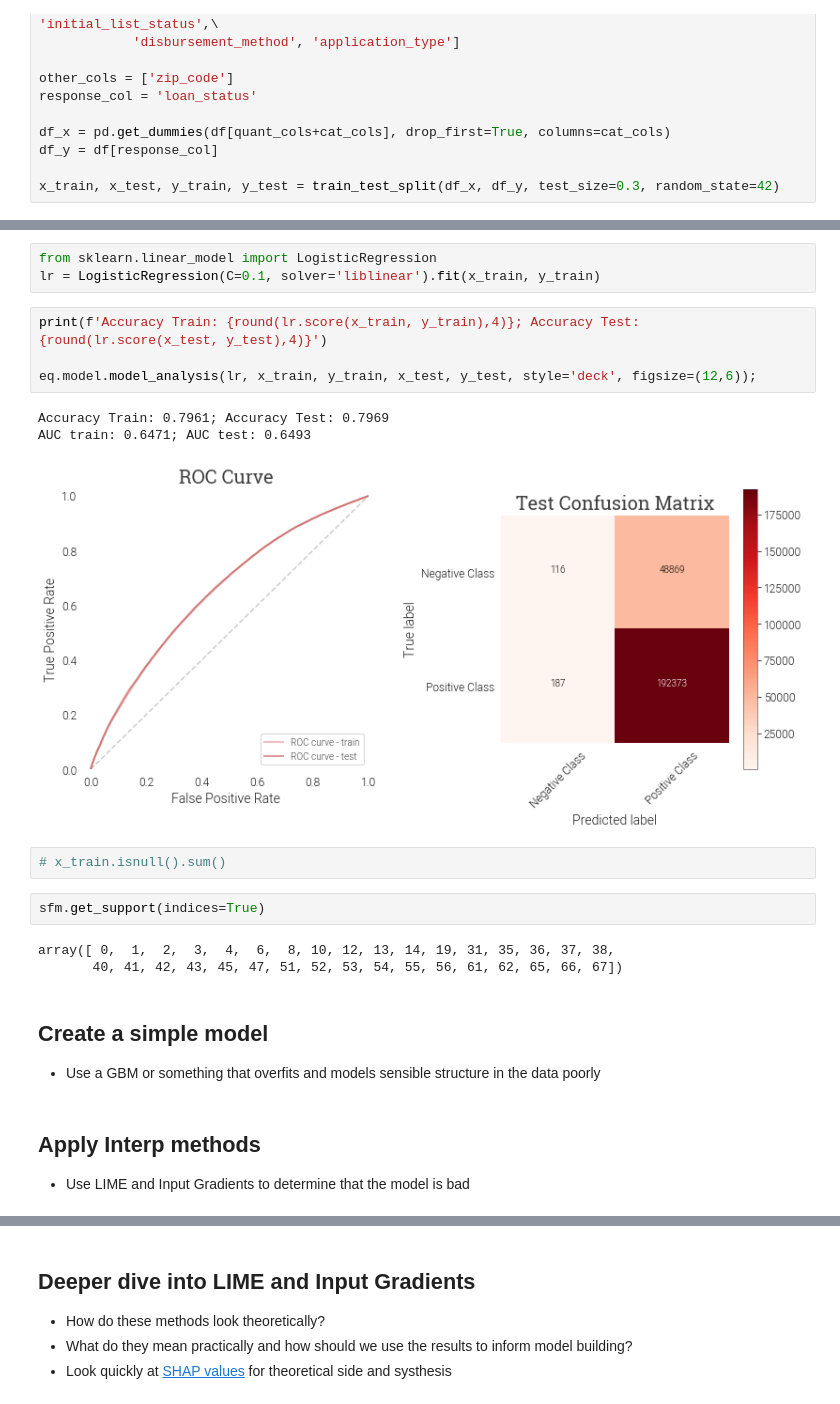
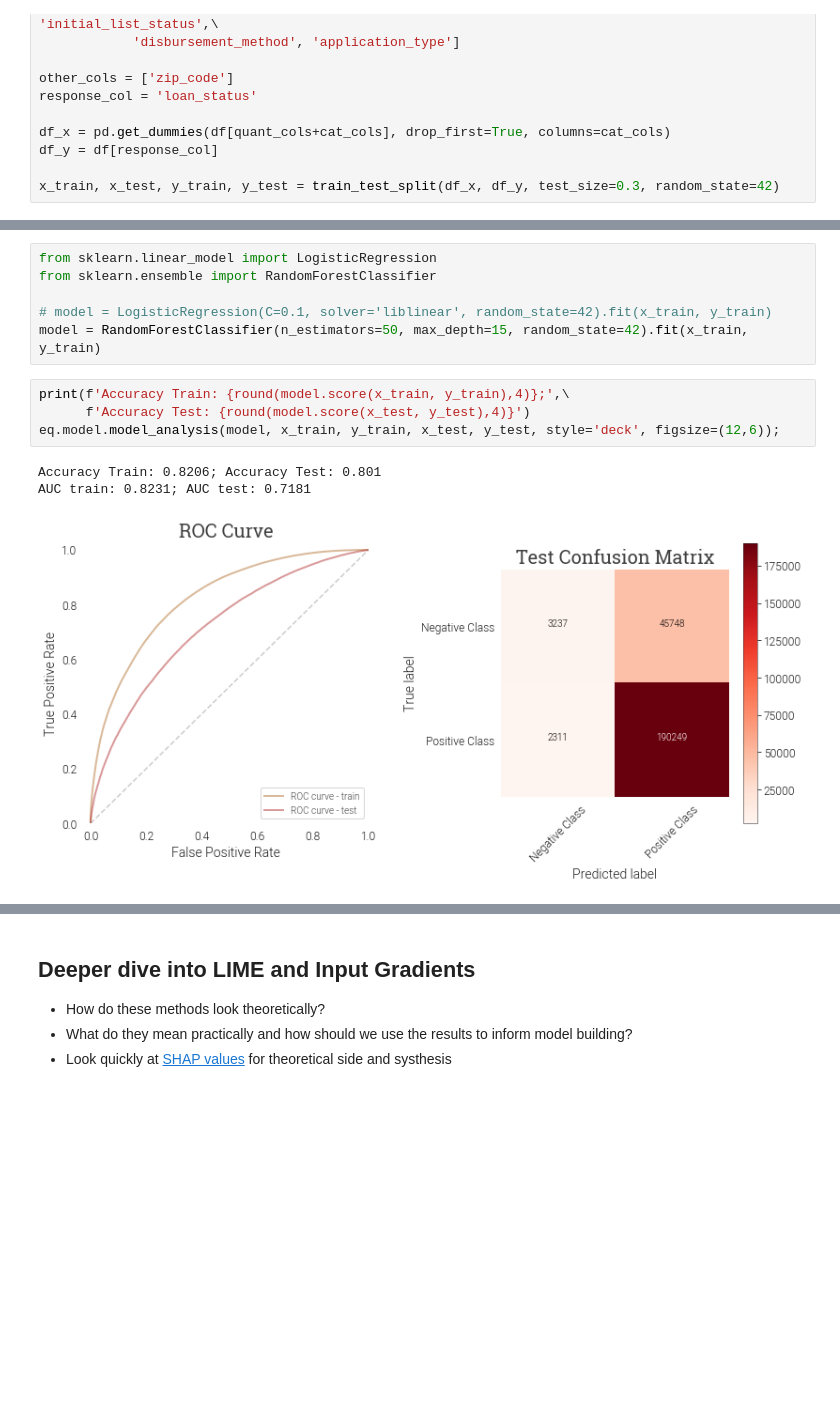
Before and after one commit to pblankley/interp-workshop-2019, a Jupyter notebook: notebooks/pb_interp_workshop.ipynb, the cells around one changed output, grey strips where cells are left out. Saved outputs shown, nothing was run; the diff lists cells and outputs as text; blank space fills up the shorter version.

```diff
--- a/notebooks/pb_interp_workshop.ipynb
+++ b/notebooks/pb_interp_workshop.ipynb
@@ -108,24 +118,14 @@ import eqtools as eq
 # %%
 from sklearn.linear_model import LogisticRegression
-lr = LogisticRegression(C=0.1, solver='liblinear').fit(x_train, y_train)
+from sklearn.ensemble import RandomForestClassifier
+
+# model = LogisticRegression(C=0.1, solver='liblinear', random_state=42).fit(x_train, y_train)
+model = RandomForestClassifier(n_estimators=50, max_depth=15, random_state=42).fit(x_train, y_train)
 # %%
-print(f'Accuracy Train: {round(lr.score(x_train, y_train),4)}; Accuracy Test: {round(lr.score(x_test, y_test),4)}')
-
-eq.model.model_analysis(lr, x_train, y_train, x_test, y_test, style='deck', figsize=(12,6));
+print(f'Accuracy Train: {round(model.score(x_train, y_train),4)};',\
+      f'Accuracy Test: {round(model.score(x_test, y_test),4)}')
+eq.model.model_analysis(model, x_train, y_train, x_test, y_test, style='deck', figsize=(12,6));
 # %% [output]
-Accuracy Train: 0.7961; Accuracy Test: 0.7969
-AUC train: 0.6471; AUC test: 0.6493
+Accuracy Train: 0.8206; Accuracy Test: 0.801
+AUC train: 0.8231; AUC test: 0.7181
-[figure, old version]
+[figure, new version]
-# %%
-# x_train.isnull().sum()
-# %%
-sfm.get_support(indices=True)
-# %% [output]
-array([ 0,  1,  2,  3,  4,  6,  8, 10, 12, 13, 14, 19, 31, 35, 36, 37, 38,
-       40, 41, 42, 43, 45, 47, 51, 52, 53, 54, 55, 56, 61, 62, 65, 66, 67])
-# %% [markdown]
-## Create a simple model
-- Use a GBM or something that overfits and models sensible structure in the data poorly
-# %% [markdown]
-## Apply Interp methods
-- Use LIME and Input Gradients to determine that the model is bad
```
Also changed, not shown: parts of 11 cells of this notebook, 2 other files.
